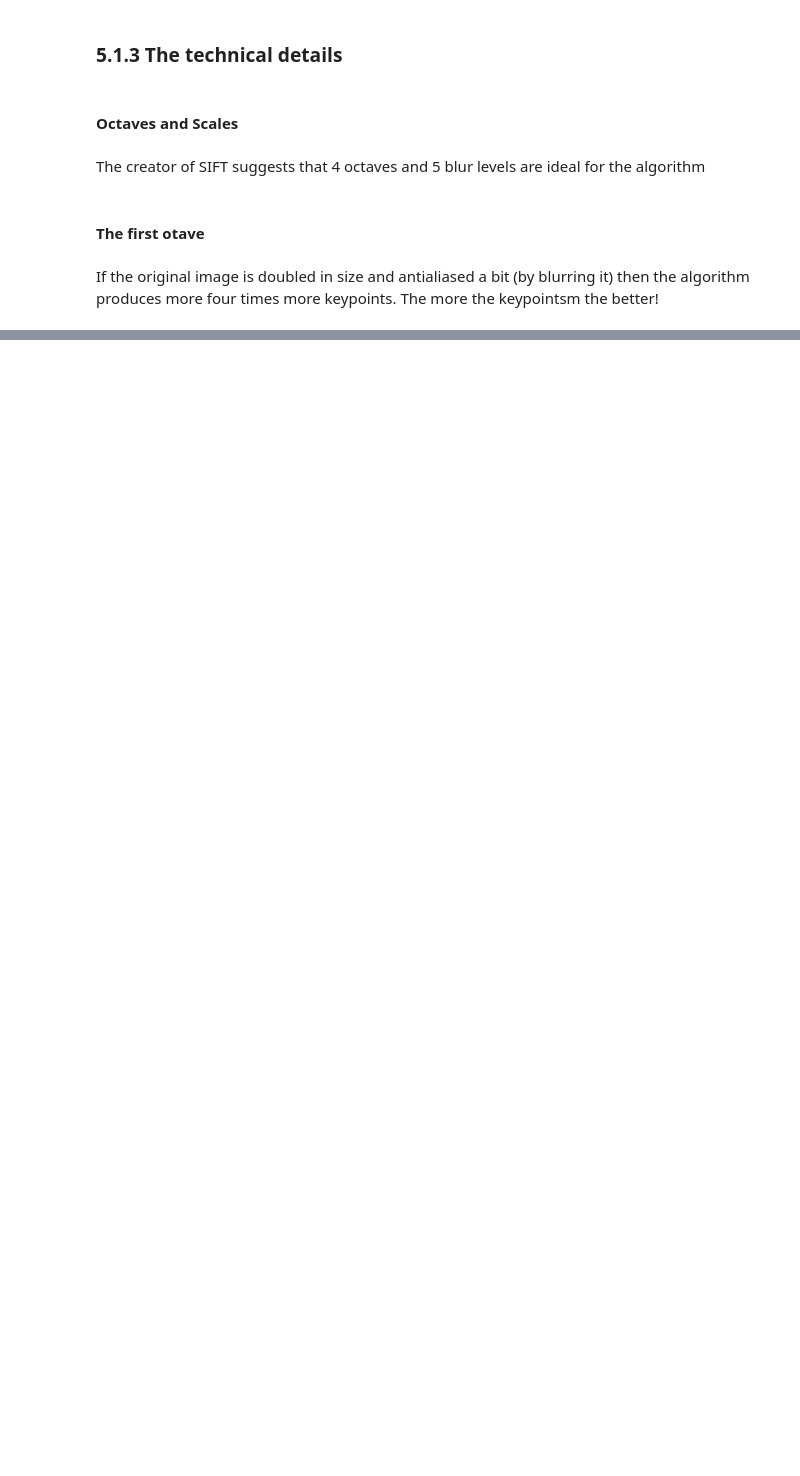
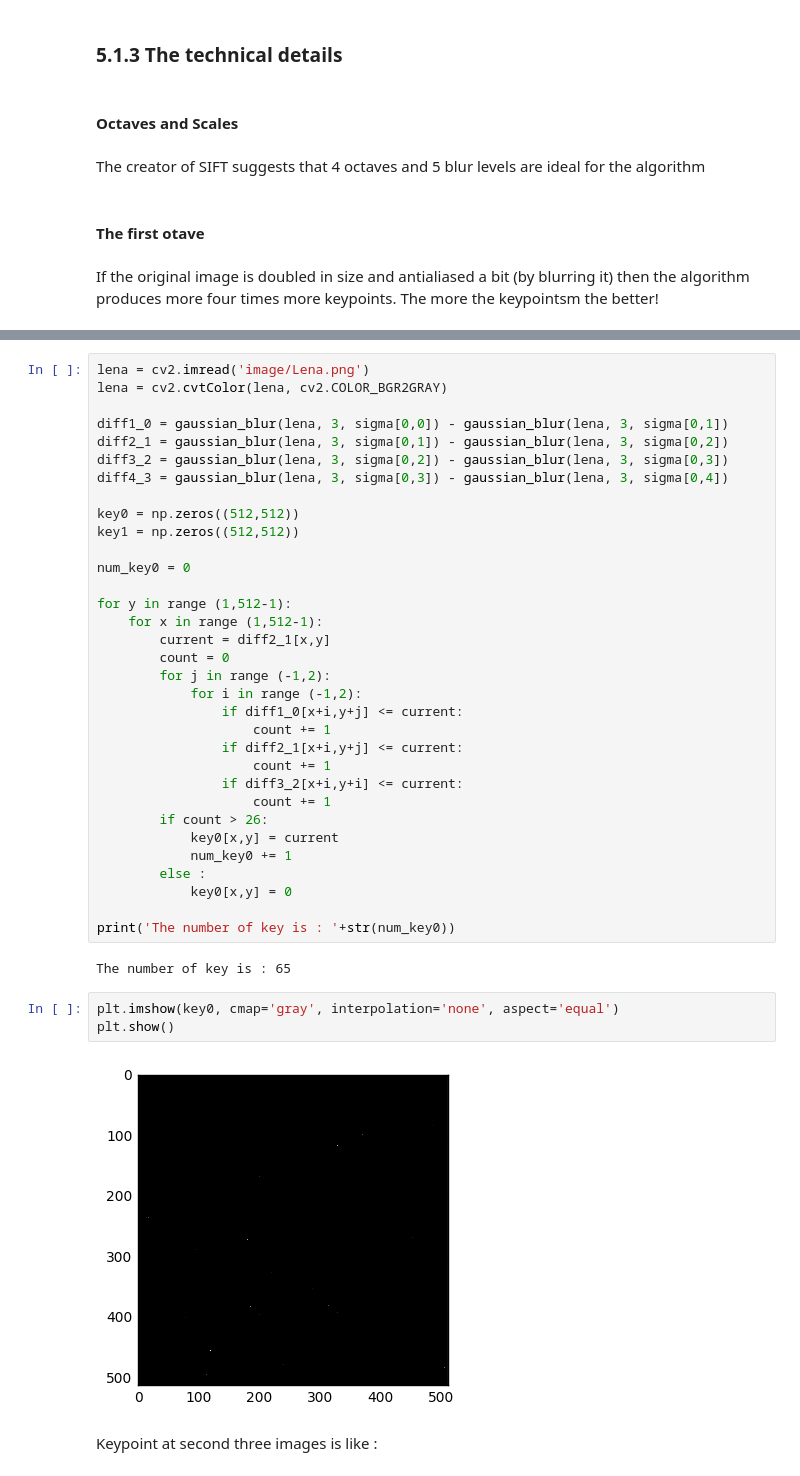
Before and after one commit to henniekim/digital_image_processing, a Jupyter notebook: filter.ipynb, the cells around one changed output, grey strips where cells are left out. Saved outputs shown, nothing was run; the diff lists cells and outputs as text; blank space fills up the shorter version.

```diff
--- a/filter.ipynb
+++ b/filter.ipynb
@@ -348,0 +388,42 @@ plt.show()
+# %%
+lena = cv2.imread('image/Lena.png')
+lena = cv2.cvtColor(lena, cv2.COLOR_BGR2GRAY)
+
+diff1_0 = gaussian_blur(lena, 3, sigma[0,0]) - gaussian_blur(lena, 3, sigma[0,1])
+diff2_1 = gaussian_blur(lena, 3, sigma[0,1]) - gaussian_blur(lena, 3, sigma[0,2])
+diff3_2 = gaussian_blur(lena, 3, sigma[0,2]) - gaussian_blur(lena, 3, sigma[0,3])
+diff4_3 = gaussian_blur(lena, 3, sigma[0,3]) - gaussian_blur(lena, 3, sigma[0,4])
+
+key0 = np.zeros((512,512))
+key1 = np.zeros((512,512))
+
+num_key0 = 0
+
+for y in range (1,512-1):
+    for x in range (1,512-1):
+        current = diff2_1[x,y]
+        count = 0
+        for j in range (-1,2):
+            for i in range (-1,2):
+                if diff1_0[x+i,y+j] <= current:
+                    count += 1
+                if diff2_1[x+i,y+j] <= current:
+                    count += 1
+                if diff3_2[x+i,y+i] <= current:
+                    count += 1
+        if count > 26:
+            key0[x,y] = current
+            num_key0 += 1
+        else :
+            key0[x,y] = 0
+
+print('The number of key is : '+str(num_key0))
+# %% [output]
+The number of key is : 65
+# %%
+plt.imshow(key0, cmap='gray', interpolation='none', aspect='equal')
+plt.show()
+# %% [output]
+[figure, added]
+# %% [markdown]
+Keypoint at second three images is like :
```
Also changed, not shown: parts of 18 cells of this notebook.
